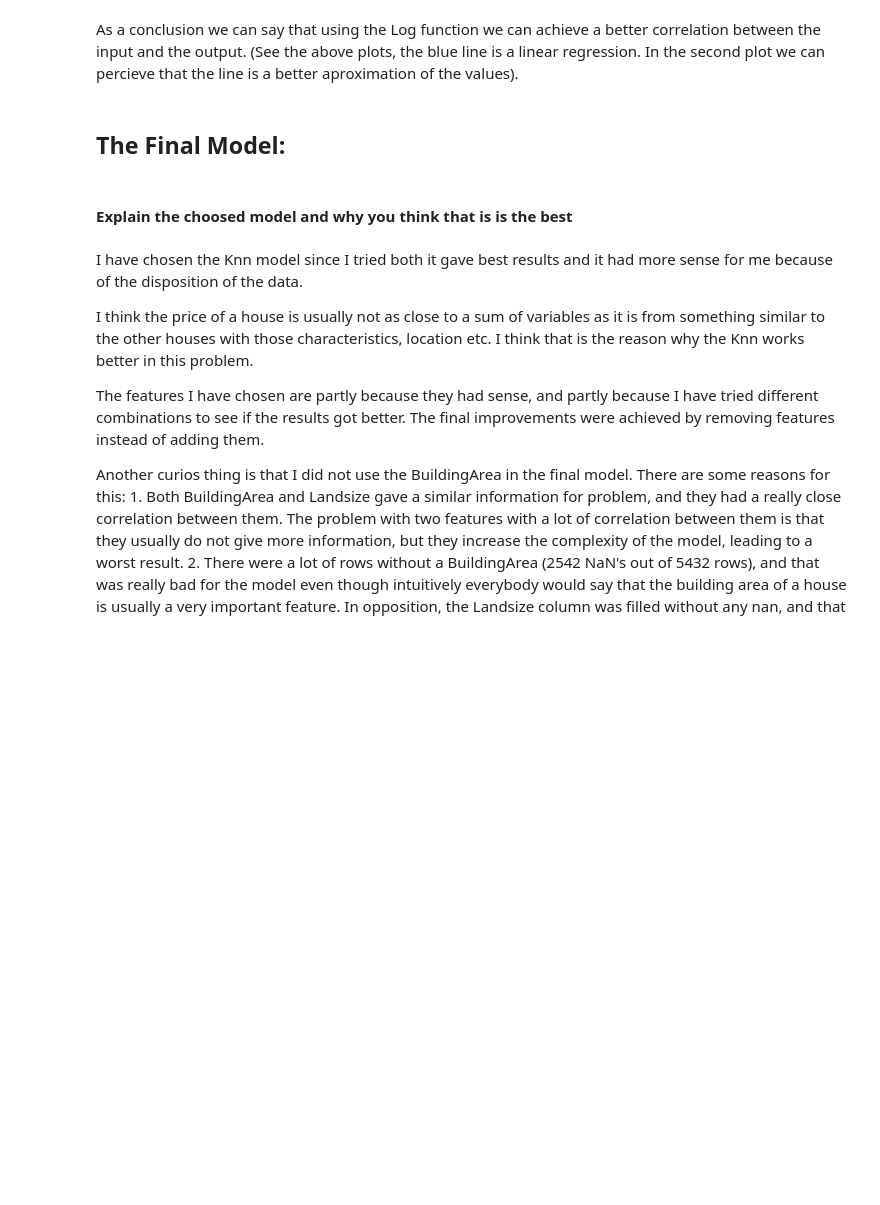
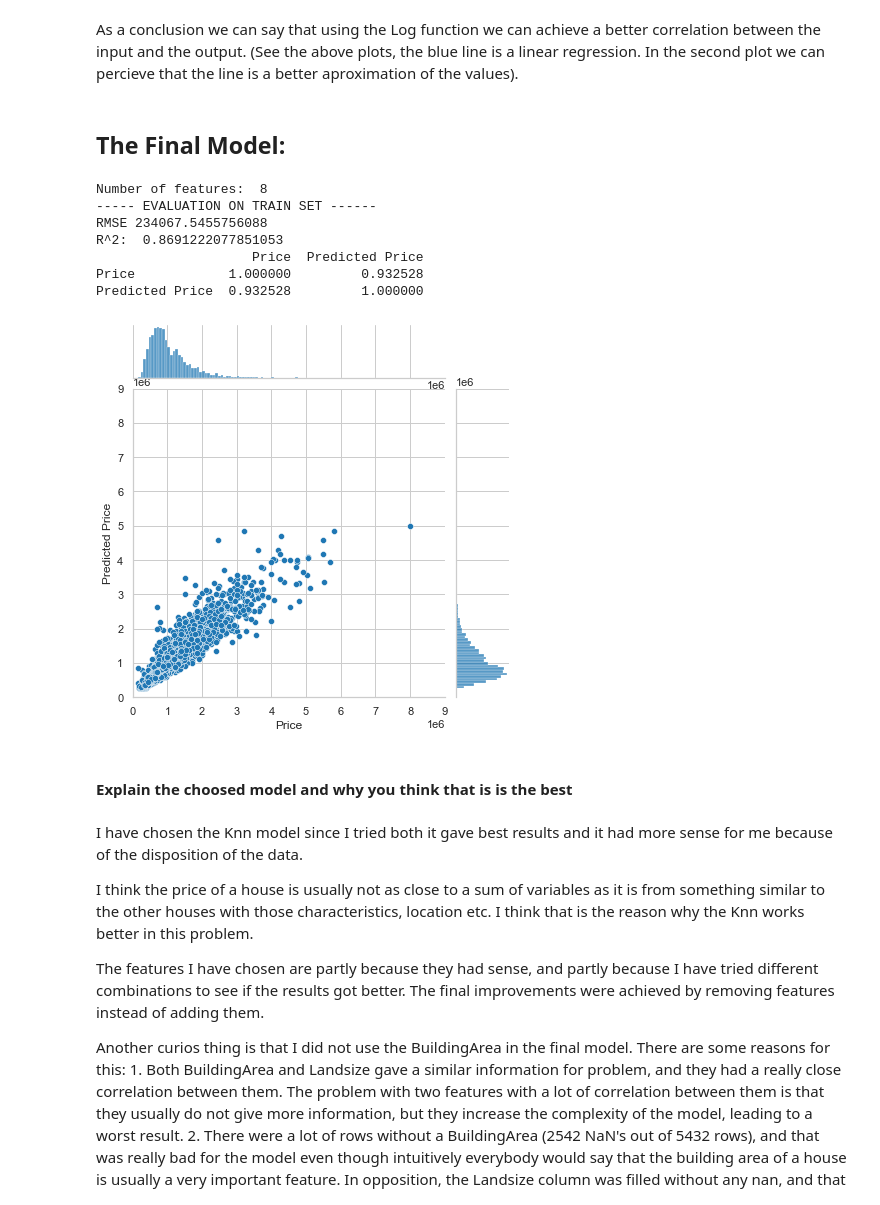
Before and after one commit to miguelMarchPiris/trabajo-ia, a Jupyter notebook: sesion1_KNN.ipynb, the cells around one changed output. Cells and saved outputs as stored; diff of their text form; code cells hidden in the pictures; blank space fills up the shorter version.

```diff
--- a/sesion1_KNN.ipynb
+++ b/sesion1_KNN.ipynb
@@ -708,34 +723,43 @@ print("----- EVALUATION ON TRAIN SET ------")
 rmse=np.sqrt(mean_squared_error(y, y_pred))
 print("RMSE",rmse)
 r2=r2_score(y, y_pred)
 print("R^2: ",r2)
 
 # To get the correct shape I had to use .ravel()
 plot_y      = pd.DataFrame.to_numpy(y).ravel()
 plot_y_pred = y_pred.ravel()
 
 result = pd.DataFrame({"Price":plot_y,
                       "Predicted Price":plot_y_pred})
 
 # I prefer this plot.
-sns.jointplot(data=result, x="Price", y="Predicted Price",xlim=(0,9000000),ylim=(0,9000000),kind="reg")
+sns.jointplot(data=result, x="Price", y="Predicted Price",xlim=(0,9000000),ylim=(0,9000000))#,kind="reg")
 print(result.corr())
 """
 plt.scatter(y, y_pred)
 plt.xlabel('Price')
 plt.ylabel('Predicted price');
 plt.show()
 """
 ## predict the test set and generate the submission file
 
 X_test = test_set[features]
 y_pred = model.predict(X_test)
 
 df_output = pd.DataFrame(y_pred)
 df_output = df_output.reset_index()
 df_output.columns = ['index','Price']
 
 #df_output.to_csv('/kaggle/input/mlub-housing-house-prediction/sampleSubmission.csv',index=False)
+# %% [output]
+Number of features:  8
+----- EVALUATION ON TRAIN SET ------
+RMSE 234067.5455756088
+R^2:  0.8691222077851053
+                    Price  Predicted Price
+Price            1.000000         0.932528
+Predicted Price  0.932528         1.000000
+[figure, added]
 # %% [markdown]
 #### Explain the choosed model and why you think that is is the best
 # %% [markdown]
```
Also changed, not shown: parts of 7 cells of this notebook, 3 other files.
